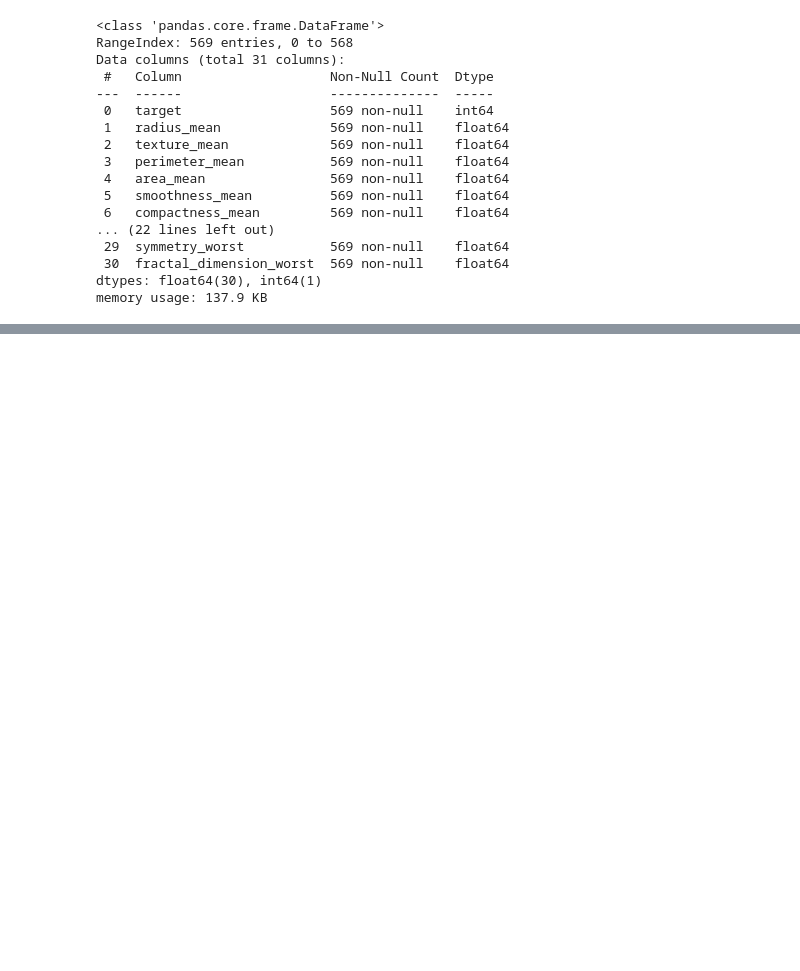
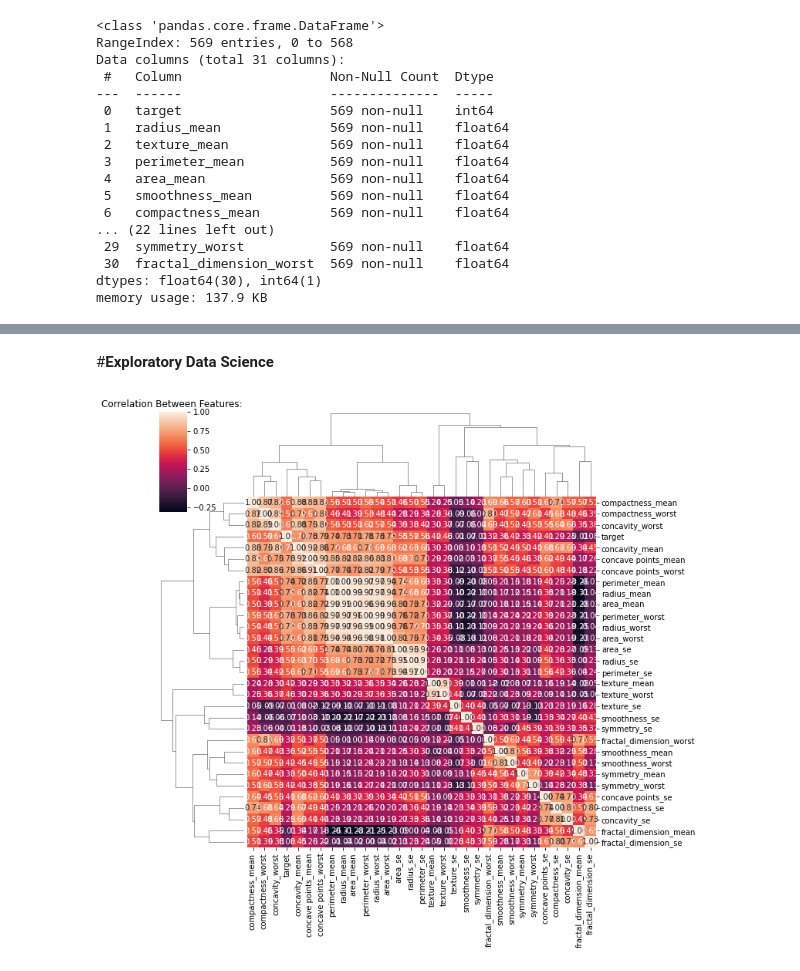
Before and after one commit to busrasari/Breast-Cancer-Detection-using-ML, a Jupyter notebook: Breast_Cancer.ipynb, the cells around one changed output, grey strips where cells are left out. Drawn from its saved outputs; the diff is of its cells as text; code cells hidden in the pictures; blank space fills up the shorter version.

Commit message:
Data Upload and introduction to exploratory data analysis

```diff
--- a/Breast_Cancer.ipynb
+++ b/Breast_Cancer.ipynb
@@ -49,7 +47,7 @@ M    212
 Name: target, dtype: int64
 [figure]
 # %%
-data["target"] = [1 if str(i).strip() == "M"
+data["target"] = [1 if i.strip() == "M"
                   else 0 for i in data.target]
 print(data)
 # %% [output]
@@ -115,3 +113,14 @@ data.describe()
 | 50% | 0.000000 | 13.370000 | 18.840000 | 86.240000 | 551.100000 | 0.095870 | 0.092630 | ... |
 | 75% | 1.000000 | 15.780000 | 21.800000 | 104.100000 | 782.700000 | 0.105300 | 0.130400 | ... |
 | max | 1.000000 | 28.110000 | 39.280000 | 188.500000 | 2501.000000 | 0.163400 | 0.345400 | ... |
+# %% [markdown]
+#**Exploratory Data Science**
+# %%
+# Correlation
+
+corr_matrix = data.corr()
+sns.clustermap(corr_matrix, annot = True, fmt = ".2f")
+plt.title("Correlation Between Features: ")
+plt.show()
+# %% [output]
+[figure, added]
```
Also changed, not shown: parts of 2 cells of this notebook.
